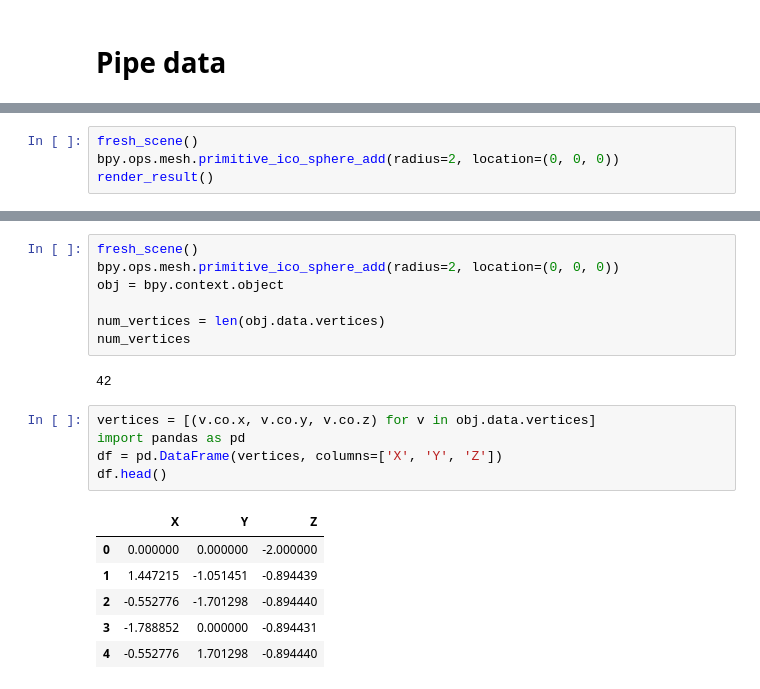
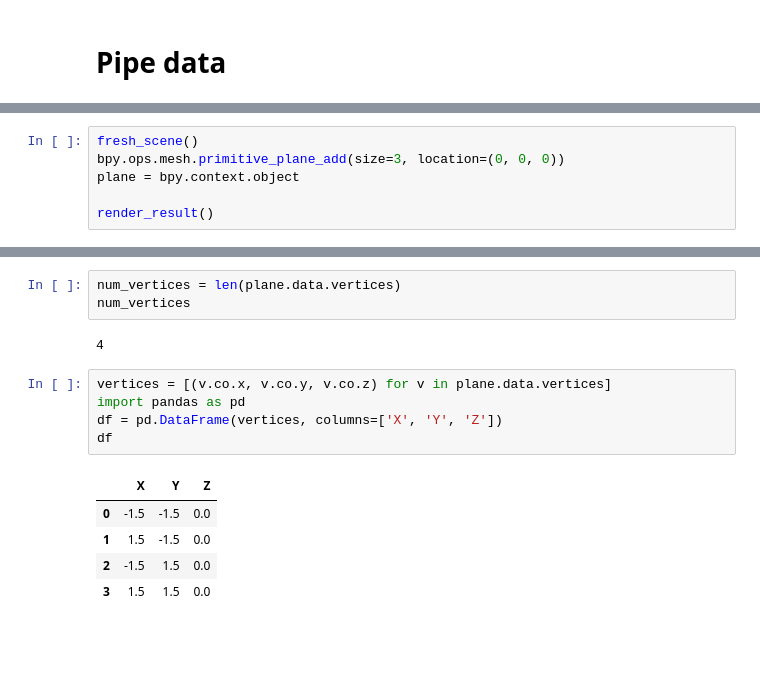
Before and after one commit to kolibril13/ipyblender-experimental, a Jupyter notebook: n1c_pipe_data.ipynb, the cells around one changed output, grey strips where cells are left out. Drawn from its saved outputs; the diff is of its cells as text; blank space fills up the shorter version.

```diff
--- a/n1c_pipe_data.ipynb
+++ b/n1c_pipe_data.ipynb
@@ -40,6 +41,8 @@ Info: Saved "scene.blend"
 {'FINISHED'}
 # %%
 fresh_scene()
-bpy.ops.mesh.primitive_ico_sphere_add(radius=2, location=(0, 0, 0))
+bpy.ops.mesh.primitive_plane_add(size=3, location=(0, 0, 0))
+plane = bpy.context.object
+
 render_result()
 # %% [output]
@@ -51,23 +53,18 @@ and this is how the spreadsheet looks like:
 
 Let's start to pipe data into these vertices!
-# %%
-fresh_scene()
-bpy.ops.mesh.primitive_ico_sphere_add(radius=2, location=(0, 0, 0))
-obj = bpy.context.object
-
-num_vertices = len(obj.data.vertices)
-num_vertices
-# %% [output]
-42
+# %%
+num_vertices = len(plane.data.vertices)
+num_vertices
+# %% [output]
+4
 # %%
-vertices = [(v.co.x, v.co.y, v.co.z) for v in obj.data.vertices]
+vertices = [(v.co.x, v.co.y, v.co.z) for v in plane.data.vertices]
 import pandas as pd
 df = pd.DataFrame(vertices, columns=['X', 'Y', 'Z'])
-df.head()
+df
 # %% [output]
 |  | X | Y | Z |
-| 0 | 0.000000 | 0.000000 | -2.000000 |
-| 1 | 1.447215 | -1.051451 | -0.894439 |
-| 2 | -0.552776 | -1.701298 | -0.894440 |
-| 3 | -1.788852 | 0.000000 | -0.894431 |
-| 4 | -0.552776 | 1.701298 | -0.894440 |
+| 0 | -1.5 | -1.5 | 0.0 |
+| 1 | 1.5 | -1.5 | 0.0 |
+| 2 | -1.5 | 1.5 | 0.0 |
+| 3 | 1.5 | 1.5 | 0.0 |
```
Also changed, not shown: parts of 9 cells of this notebook, 1 other file.
